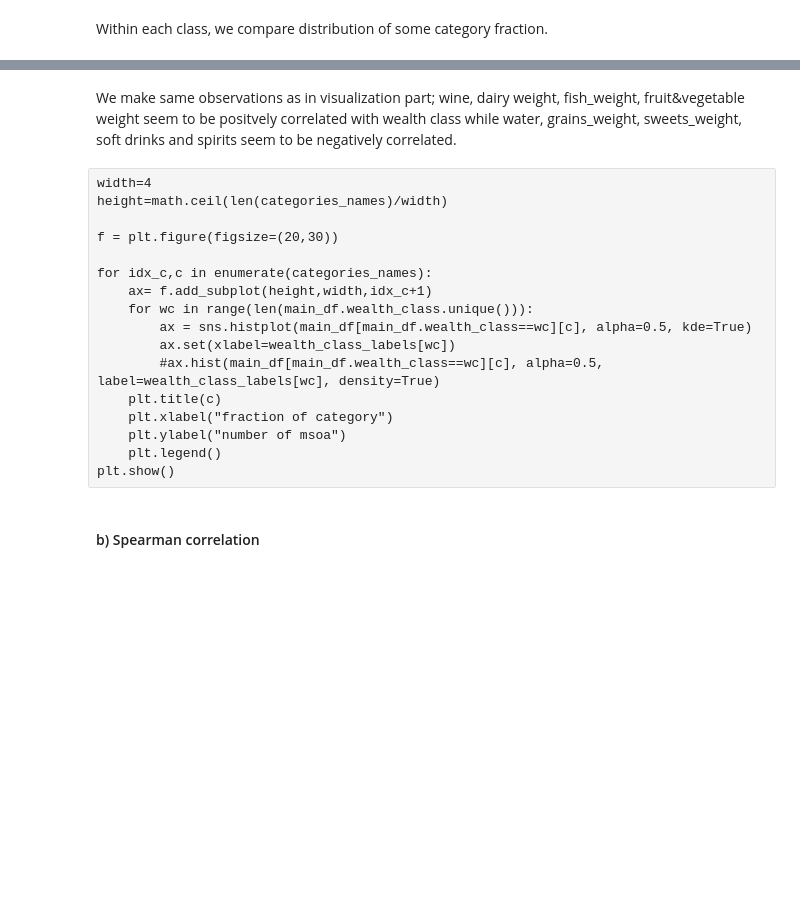
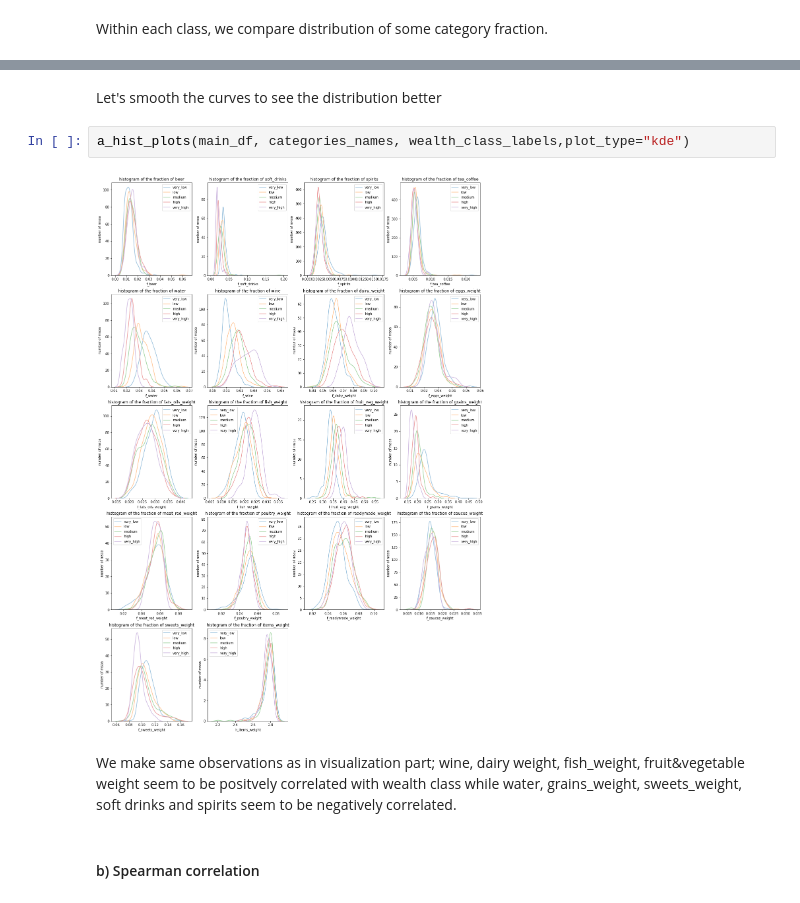
Before and after one commit to epfl-ada/ada-2020-project-milestone-p3-p3_adacadabra, a Jupyter notebook: extension.ipynb, the cells around one changed output, grey strips where cells are left out. Cells and saved outputs as stored; diff of their text form; blank space fills up the shorter version.

```diff
--- a/extension.ipynb
+++ b/extension.ipynb
@@ -543,22 +618,11 @@ a_hist_plots(main_df, categories_names, wealth_class_labels)
+# %% [markdown]
+Let's smooth the curves to see the distribution better
+# %%
+a_hist_plots(main_df, categories_names, wealth_class_labels,plot_type="kde")
+# %% [output]
+[figure, added]
 # %% [markdown]
 We make same observations as in visualization part; wine, dairy weight, fish_weight, fruit&vegetable weight seem to be positvely correlated with wealth class while water, grains_weight, sweets_weight, soft drinks and spirits seem to be negatively correlated.
-# %% [raw]
-width=4
-height=math.ceil(len(categories_names)/width)
-
-f = plt.figure(figsize=(20,30))
-
-for idx_c,c in enumerate(categories_names):
-    ax= f.add_subplot(height,width,idx_c+1)
-    for wc in range(len(main_df.wealth_class.unique())):
-        ax = sns.histplot(main_df[main_df.wealth_class==wc][c], alpha=0.5, kde=True)
-        ax.set(xlabel=wealth_class_labels[wc])
-        #ax.hist(main_df[main_df.wealth_class==wc][c], alpha=0.5, label=wealth_class_labels[wc], density=True)
-    plt.title(c)
-    plt.xlabel("fraction of category")
-    plt.ylabel("number of msoa")
-    plt.legend()
-plt.show()
 # %% [markdown]
 #### b) Spearman correlation
 # %% [markdown]
```
Also changed, not shown: parts of 16 cells of this notebook.
